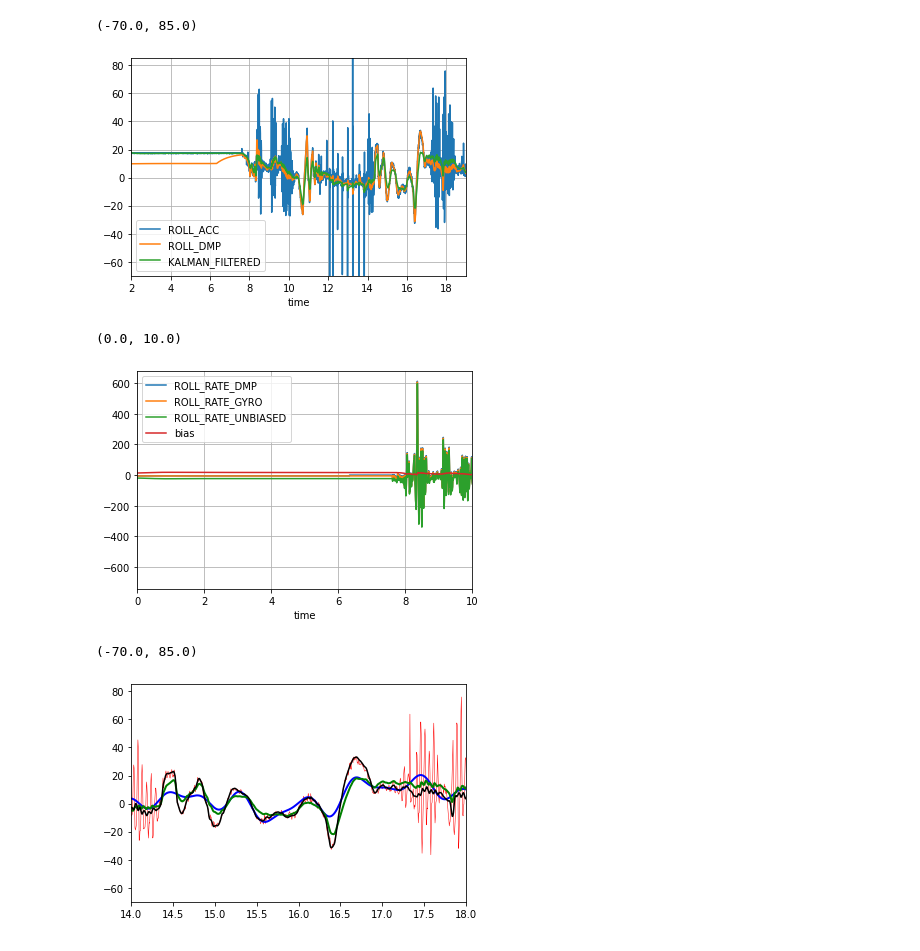
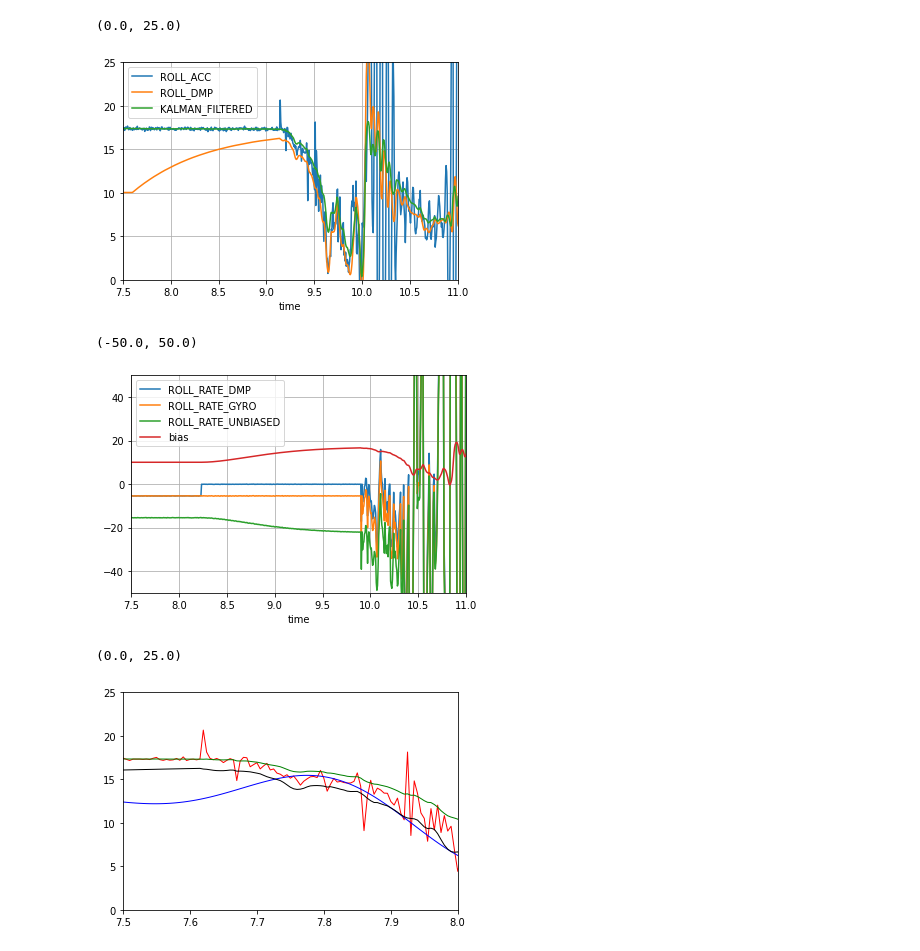
Before and after one commit to nicoRomeroCuruchet/BBB_DMP_MPU, a Jupyter notebook: MPU6050_DMP.ipynb, the cells around one changed output. Drawn from its saved outputs; the diff is of its cells as text; code cells hidden in the pictures.

```diff
--- a/MPU6050_DMP.ipynb
+++ b/MPU6050_DMP.ipynb
@@ -26,14 +26,13 @@ class KalmanFilter:
     is computed in two steps: the forecast step using the model difference
     equations and the data assimilation step. Hence the Kalman Filter has a
     predictor-corrector structure.
-
     """
 
     def __init__(self):
 
         """ constructor """
 
-        self.Q_angle = 0.0001       # covariance in the angle
+        self.Q_angle = 0.001       # covariance in the angle
         self.Q_bias = 0.05          # covariance in bias of the rate
         self.R_measure = 0.11       # covariance of noisy process
 
@@ -80,6 +79,6 @@ import pandas as pd
 import numpy as np
 import math
 
-dt = 5000 * 1e-6  # sample rate 5ms
+dt = 6000 * 1e-6  # sample rate 5ms
 
 data = pd.read_csv('data.csv')                       # read data of de the repository
@@ -105,44 +104,44 @@ data['bias'] = vect_roll(data['ROLL_ACC'], data['ROLL_RATE_GYRO'], dt)
 data['ROLL_RATE_UNBIASED'] = data['ROLL_RATE_GYRO'] - data['bias']
 # %%
 data.plot('time', y=['ROLL_ACC','ROLL_DMP','KALMAN_FILTERED'], grid='True')
-plt.xlim(2, 19)
-plt.ylim(-70, 85)
+plt.xlim(7.5, 11)
+plt.ylim(0, 25)
 # %% [output]
-(-70.0, 85.0)
+(0.0, 25.0)
-[figure, old version]
+[figure, new version]
 # %%
 data.plot('time', y=['ROLL_RATE_DMP', 'ROLL_RATE_GYRO', 'ROLL_RATE_UNBIASED', 'bias'], grid='True')
-plt.xlim(0, 10)
-#plt.ylim(-1, 1)
+plt.xlim(7.5, 11)
+plt.ylim(-50, 50)
 # %% [output]
-(0.0, 10.0)
+(-50.0, 50.0)
-[figure, old version]
+[figure, new version]
 # %%
 n = data.shape[0]
 f = data['ROLL_ACC']
 f_dmp = data['ROLL_DMP']
 f_kalman = data['KALMAN_FILTERED']
 t = data['time']
 
 fhat = np.fft.fft(f,n)
 PSD = fhat * np.conj(fhat) / n              # Power spectrum (power per freq)
 freq = (1/(dt*n)) * np.arange(n)            # Create x-axis of frequencies in Hz
 L = np.arange(1,np.floor(10),dtype='int')   # Only plot the first half of freqs
 
 
-indices = PSD > 2300                        # Find all freqs with large power
+indices = PSD > 2800                       # Find all freqs with large power
 PSDclean = PSD * indices                    # Zero out all others
 fhat = indices * fhat                       # Zero out small Fourier coeffs. in Y
 ffilt = np.fft.ifft(fhat)                   # Inverse FFT for filtered time signal
 
 fig,axs = plt.subplots(1,1)
-plt.plot(t,f,color='r',LineWidth=.5,label='No Filtered')
-plt.plot(t,ffilt,color='b',LineWidth=2,label='FFT Filtered')
-plt.plot(t,f_kalman,color='g',LineWidth=2,label='DMP')
-plt.plot(t,f_dmp,color='k',LineWidth=1.5,label='Kalman')
+plt.plot(t,f,color='r',LineWidth=1,label='No Filtered')
+plt.plot(t,ffilt,color='b',LineWidth=1,label='FFT Filtered')
+plt.plot(t,f_kalman,color='g',LineWidth=1,label='DMP')
+plt.plot(t,f_dmp,color='k',LineWidth=1,label='Kalman')
 
-plt.xlim(14, 18)
-plt.ylim(-70, 85)
+plt.xlim(7.5, 8)
+plt.ylim(0, 25)
 # %% [output]
-(-70.0, 85.0)
+(0.0, 25.0)
-[figure, old version]
+[figure, new version]
```
Also changed, not shown: parts of 1 cell of this notebook.
